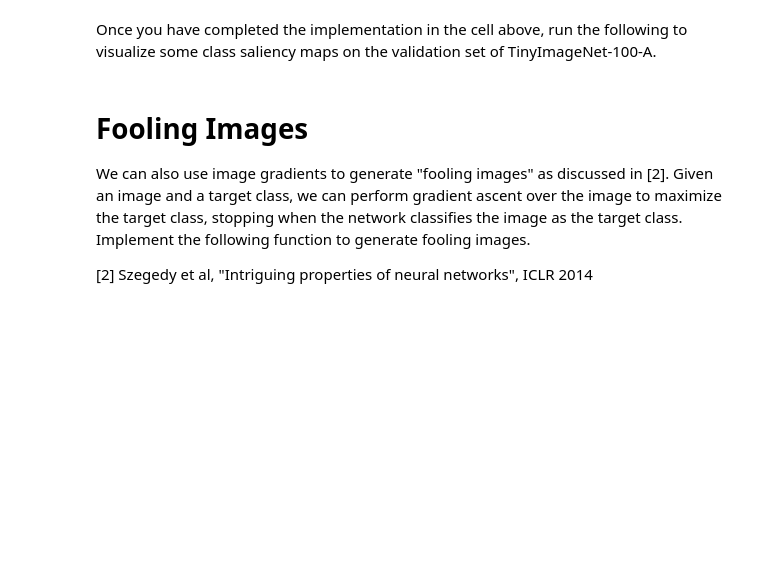
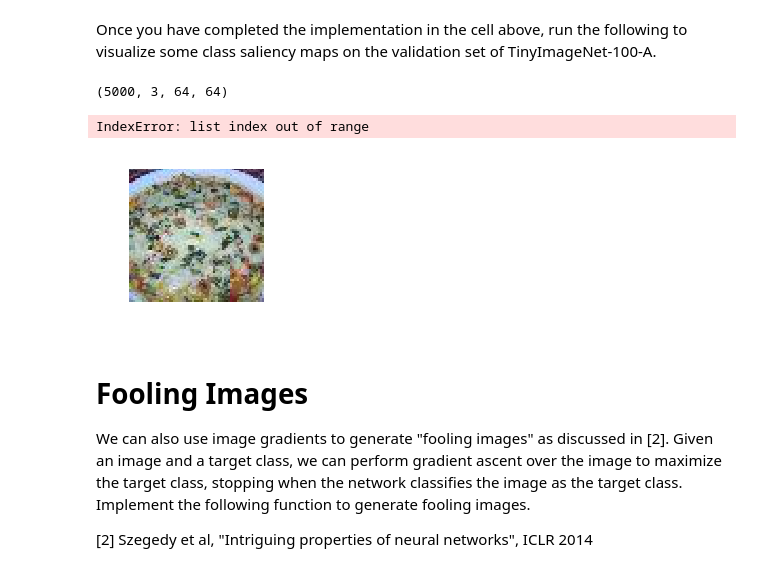
Before and after one commit to probe301/kaggle, a Jupyter notebook: CS231n_assignment3/ImageGradients.ipynb, the cells around one changed output. Cells and saved outputs as stored; diff of their text form; code cells hidden in the pictures; blank space fills up the shorter version.

```diff
--- a/CS231n_assignment3/ImageGradients.ipynb
+++ b/CS231n_assignment3/ImageGradients.ipynb
@@ -182,6 +188,21 @@ def compute_saliency_maps(X, y, model):
   # the unnormalized class score of the ground-truth classes in y.             #
   ##############################################################################
   pass
+  scores, cache = model.forward(X, mode='test')
+#   loss, dscores = softmax_loss(scores, y)
+
+#   probs = np.exp(x - np.max(x, axis=1, keepdims=True))
+#   probs /= np.sum(probs, axis=1, keepdims=True)
+#   loss = -np.sum(np.log(probs[np.arange(N), y])) / N
+#   dscores = probs.copy()
+#   dscores[np.arange(N), y] -= 1
+#   dscores /= N
+  N = X.shape[0]
+  dscores = np.zeros_like(scores)
+  dscores[np.arange(N), y] -= 1
+
+  dX, grads = model.backward(dscores, cache)
+  saliency = dX.argmax(axis=1)
   ##############################################################################
   #                             END OF YOUR CODE                               #
   ##############################################################################
@@ -191,29 +212,35 @@ Once you have completed the implementation in the cell above, run the following
 # %%
 def show_saliency_maps(mask):
   mask = np.asarray(mask)
   X = data['X_val'][mask]
+  print(data['X_val'].shape)
   y = data['y_val'][mask]
 
   saliency = compute_saliency_maps(X, y, model)
 
-  for i in xrange(mask.size):
+  for i in range(mask.size):
     plt.subplot(2, mask.size, i + 1)
     plt.imshow(deprocess_image(X[i], data['mean_image']))
     plt.axis('off')
     plt.title(data['class_names'][y[i]][0])
     plt.subplot(2, mask.size, mask.size + i + 1)
     plt.title(mask[i])
     plt.imshow(saliency[i])
     plt.axis('off')
   plt.gcf().set_size_inches(10, 4)
   plt.show()
 
 # Show some random images
 mask = np.random.randint(data['X_val'].shape[0], size=5)
 show_saliency_maps(mask)
 
 # These are some cherry-picked images that should give good results
-show_saliency_maps([128, 3225, 2417, 1640, 4619])
+show_saliency_maps([128, ])
+# show_saliency_maps([128, 3225, 2417, 1640, 4619])
+# %% [output]
+(5000, 3, 64, 64)
+IndexError: list index out of range
+[figure, added]
 # %% [markdown]
 # Fooling Images
 We can also use image gradients to generate "fooling images" as discussed in [2]. Given an image and a target class, we can perform gradient ascent over the image to maximize the target class, stopping when the network classifies the image as the target class. Implement the following function to generate fooling images.
```
Also changed, not shown: parts of 4 cells of this notebook, 2 other files.
